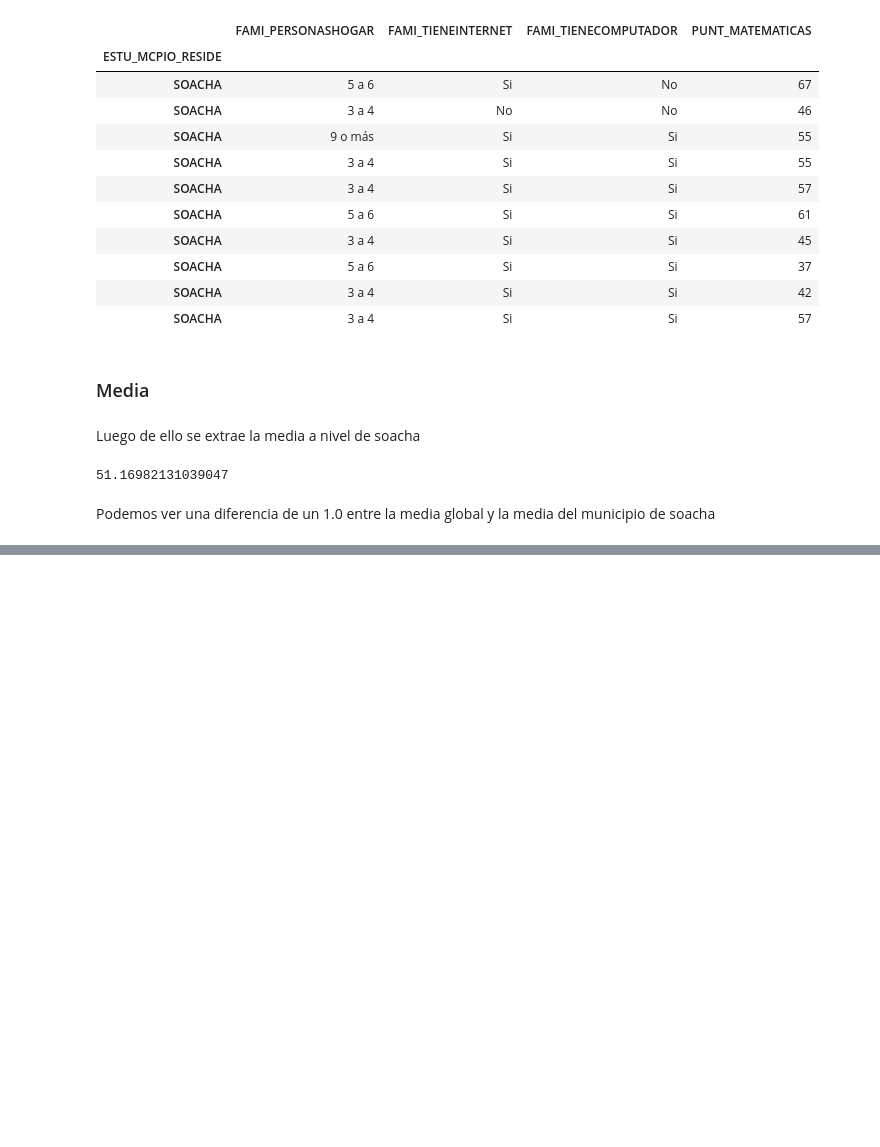
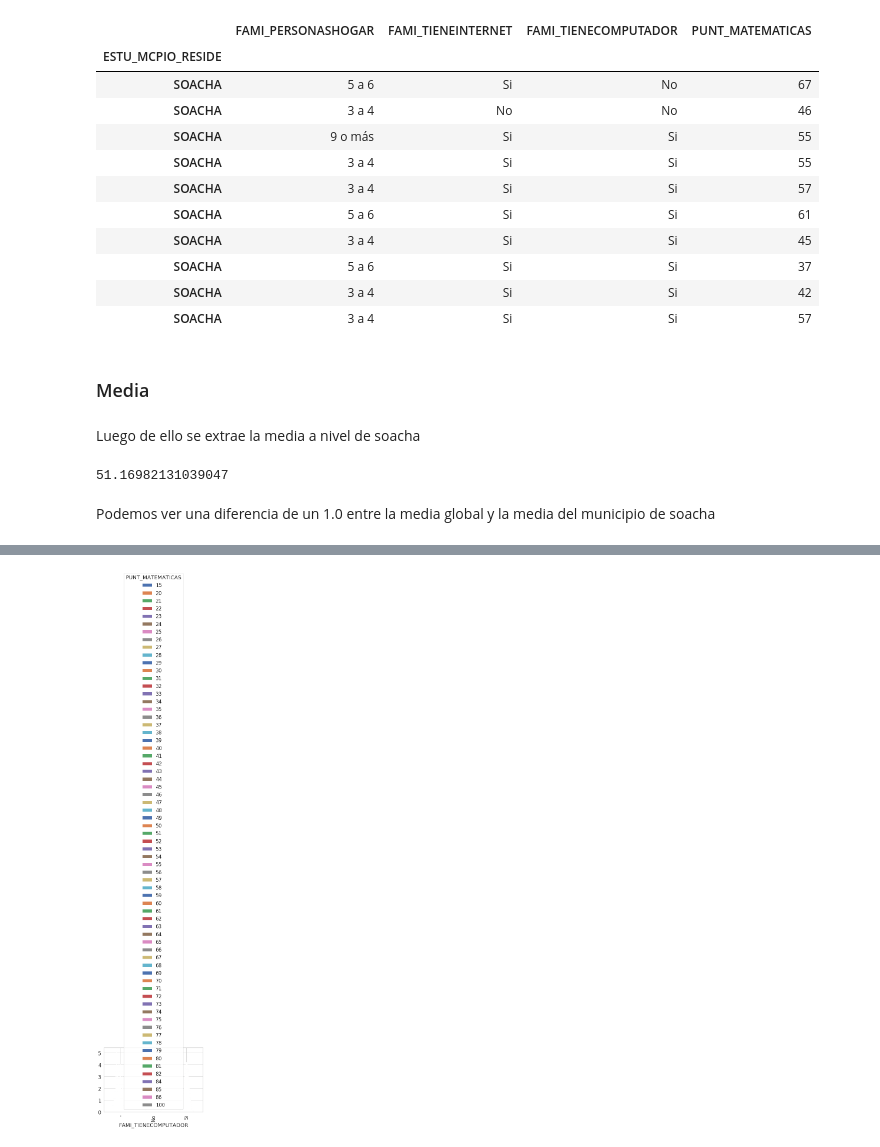
Before and after one commit to ygalindofor/Pruebas-saber-11-edicion-2018-, a Jupyter notebook: pruebassaber11.ipynb, the cells around one changed output, grey strips where cells are left out. Saved outputs shown, nothing was run; the diff lists cells and outputs as text; code cells hidden in the pictures; blank space fills up the shorter version.

```diff
--- a/pruebassaber11.ipynb
+++ b/pruebassaber11.ipynb
@@ -123,0 +204,6 @@ Podemos ver una diferencia de un 1.0 entre la media global y la media del munici
+# %%
+plot = pd.crosstab(index=pruebasSaber11_df_s['FAMI_TIENECOMPUTADOR'],
+            columns=pruebasSaber11_df_s['PUNT_MATEMATICAS']).apply(lambda r: r/r.sum() *100,
+                                              axis=1).plot(kind='bar')
+# %% [output]
+[figure, added]
```
Also changed, not shown: parts of 12 cells of this notebook.
